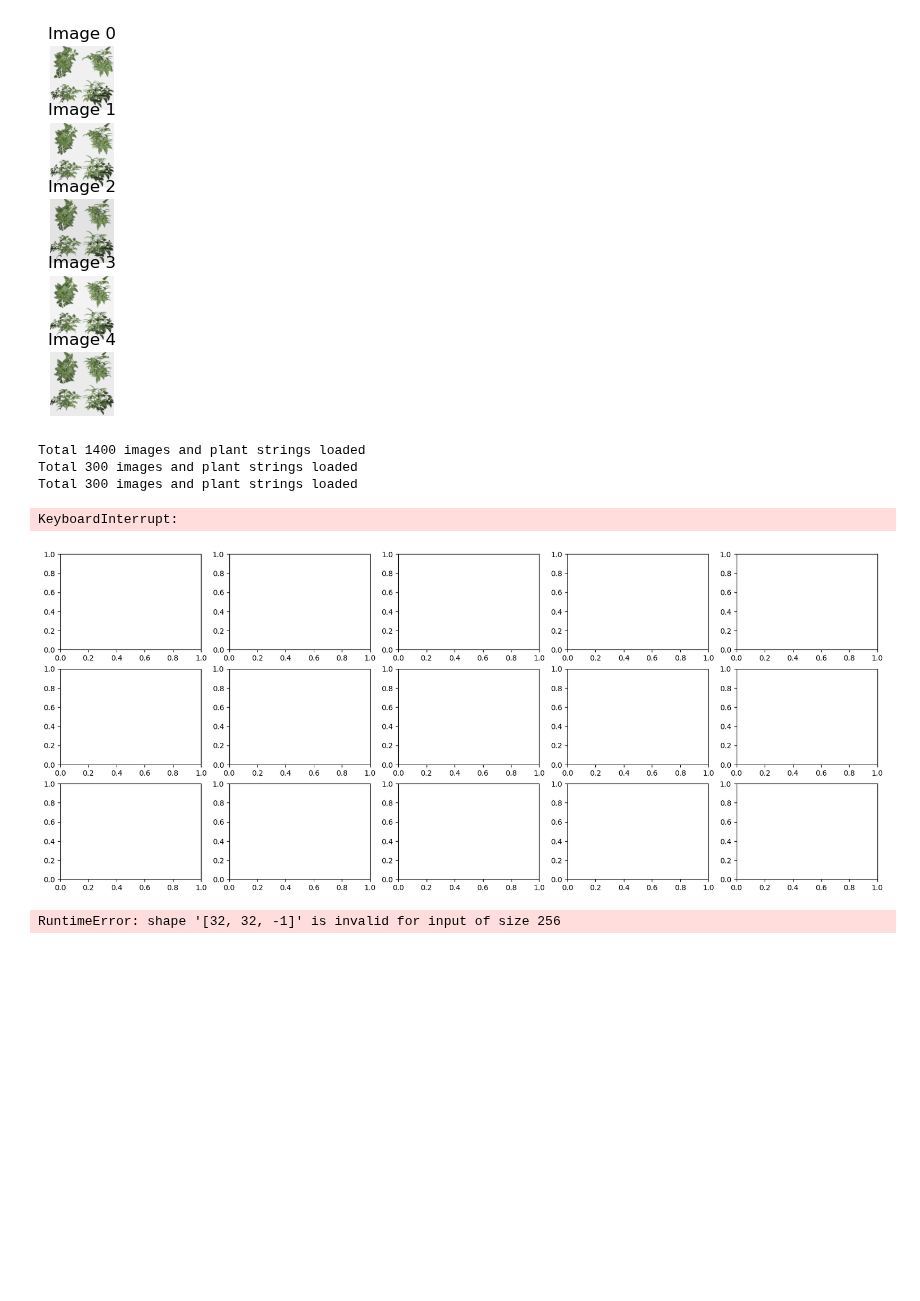
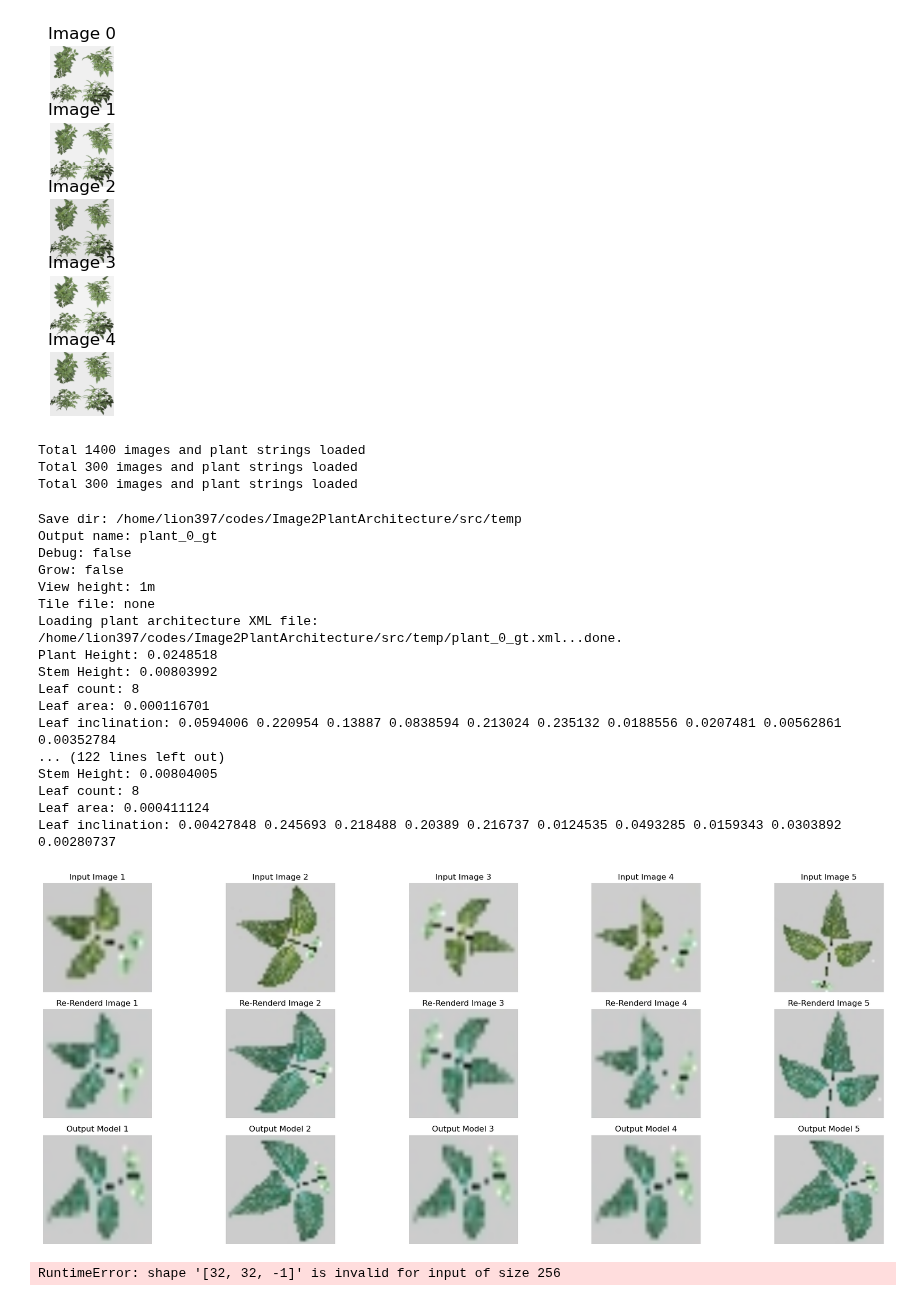
Before and after one commit to GEMINI-Breeding/Image2PlantArchitecture, a Jupyter notebook: src/evaluate_sideview.ipynb, the cells around one changed output. Saved outputs shown, nothing was run; the diff lists cells and outputs as text; code cells hidden in the pictures; blank space fills up the shorter version.

```diff
--- a/src/evaluate_sideview.ipynb
+++ b/src/evaluate_sideview.ipynb
@@ -89,7 +89,7 @@ import joblib
 from models.plightning import MainModule
 from string_to_xml_to_vec import string2vec, vec2string, vec2xml, pretty_print_xml
 # model = MainModule()
-model_checkpoint_name = "../log/20250320_Quantize_Small_FullTransformer_448_Day1/version_1/checkpoints/best_epoch=13.ckpt"
+model_checkpoint_name = "../log/20250320_Quantize_Small_FullTransformer_448_Day1/version_1/checkpoints/last.ckpt"
 model = MainModule.load_from_checkpoint(model_checkpoint_name)
 model.eval()
 # model.freeze()
@@ -168,11 +168,11 @@ for idx, (image, plant_info, out, lengths) in enumerate(dataloader):
 
     if 1:
         re_render_xml(os.path.abspath(temp_folder), os.path.abspath(plant_xml_file_name))
-        if 0:
+        img = cv2.imread(plant_xml_file_name.replace("xml","jpeg"))
+        if 1:
             leaf_area, plant_width, plant_height, leaf_img, _ = process_leaf_image(img, sqaure_crop=False, thr=0.2)
             img = cv2.resize(leaf_img, (image_size, image_size))
         else:
-            img = cv2.imread(plant_xml_file_name.replace("xml","jpeg"))
             img = cv2.resize(img, (image_size, image_size))
         gt_img = img.copy()
 
@@ -188,41 +188,65 @@ for idx, (image, plant_info, out, lengths) in enumerate(dataloader):
     plant_xml = recursive_to_linked(plant_xml)
     plant_xml_str = pretty_print_xml(plant_xml)
     with open(plant_xml_file_name, "w") as f:
         f.write(plant_xml_str)
 
-    re_render_xml(os.path.abspath(temp_folder), os.path.abspath(plant_xml_file_name))
 
-    img, _ = load_sideview_images(temp_folder, plant_xml_file_name.replace("xml","jpeg"), model.image_size, True)
+    if 1:
+        re_render_xml(os.path.abspath(temp_folder), os.path.abspath(plant_xml_file_name))
+        img = cv2.imread(plant_xml_file_name.replace("xml","jpeg"))
+        if 1:
+            leaf_area, plant_width, plant_height, leaf_img, _ = process_leaf_image(img, sqaure_crop=False, thr=0.2)
+            img = cv2.resize(leaf_img, (image_size, image_size))
+        else:
+            img = cv2.resize(img, (image_size, image_size))
+        result_img = img.copy()
 
     image_vis = image[0].permute(1, 2, 0).cpu()
 
     image_vis = cv2.normalize(np.array(image_vis), None, alpha=0, beta=255, norm_type=cv2.NORM_MINMAX, dtype=cv2.CV_8U)
+
     row, col = divmod(idx, n_figures)
     axes[row, col].imshow(image_vis[:, :, 0:3])
     axes[row, col].set_title(f"Input Image {idx + 1}")
     axes[row, col].axis('off')
 
-    # axes[row+1, col].imshow(gt_img[:, :, 0:3])
-    # axes[row+1, col].set_title(f"Re-Renderd Image {idx + 1}")
-    # axes[row+1, col].axis('off')
+    axes[row+1, col].imshow(gt_img[:, :, 0:3])
+    axes[row+1, col].set_title(f"Re-Renderd Image {idx + 1}")
+    axes[row+1, col].axis('off')
 
     # depth = model.predicted_depth.squeeze().cpu()
     # axes[row+1, col].imshow(depth)
     # axes[row+1, col].set_title(f"Estimated Depth Image {idx + 1}")
     # axes[row+1, col].axis('off')
 
-    axes[row + 2, col].imshow(img)
+    axes[row + 2, col].imshow(result_img)
     axes[row + 2, col].set_title(f"Output Model {idx + 1}")
     axes[row + 2, col].axis('off')
 
 plt.tight_layout()
 plt.show()
 # %% [output]
 Total 1400 images and plant strings loaded
 Total 300 images and plant strings loaded
 Total 300 images and plant strings loaded
-KeyboardInterrupt:
+Save dir: /home/lion397/codes/Image2PlantArchitecture/src/temp
+Output name: plant_0_gt
+Debug: false
+Grow: false
+View height: 1m
+Tile file: none
+Loading plant architecture XML file: /home/lion397/codes/Image2PlantArchitecture/src/temp/plant_0_gt.xml...done.
+Plant Height: 0.0248518
+Stem Height: 0.00803992
+Leaf count: 8
+Leaf area: 0.000116701
+Leaf inclination: 0.0594006 0.220954 0.13887 0.0838594 0.213024 0.235132 0.0188556 0.0207481 0.00562861 0.00352784
+... (122 lines left out)
+Stem Height: 0.00804005
+Leaf count: 8
+Leaf area: 0.000411124
+Leaf inclination: 0.00427848 0.245693 0.218488 0.20389 0.216737 0.0124535 0.0493285 0.0159343 0.0303892 0.00280737
-[figure, old version]
+[figure, new version]
 # %%
 import torchvision.transforms as T
 # Visualize Vision Transformer Output
```
Also changed, not shown: 2 other files.
